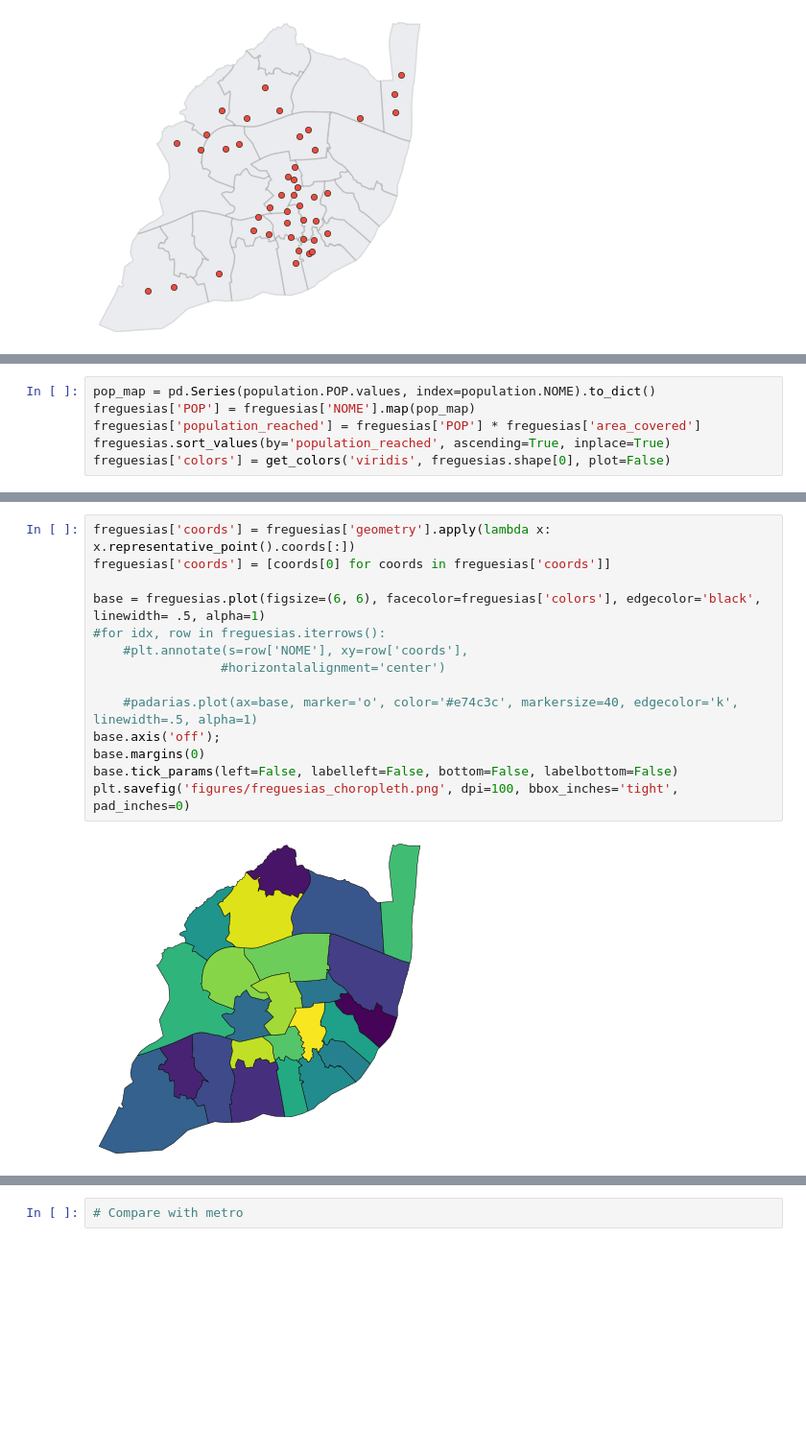
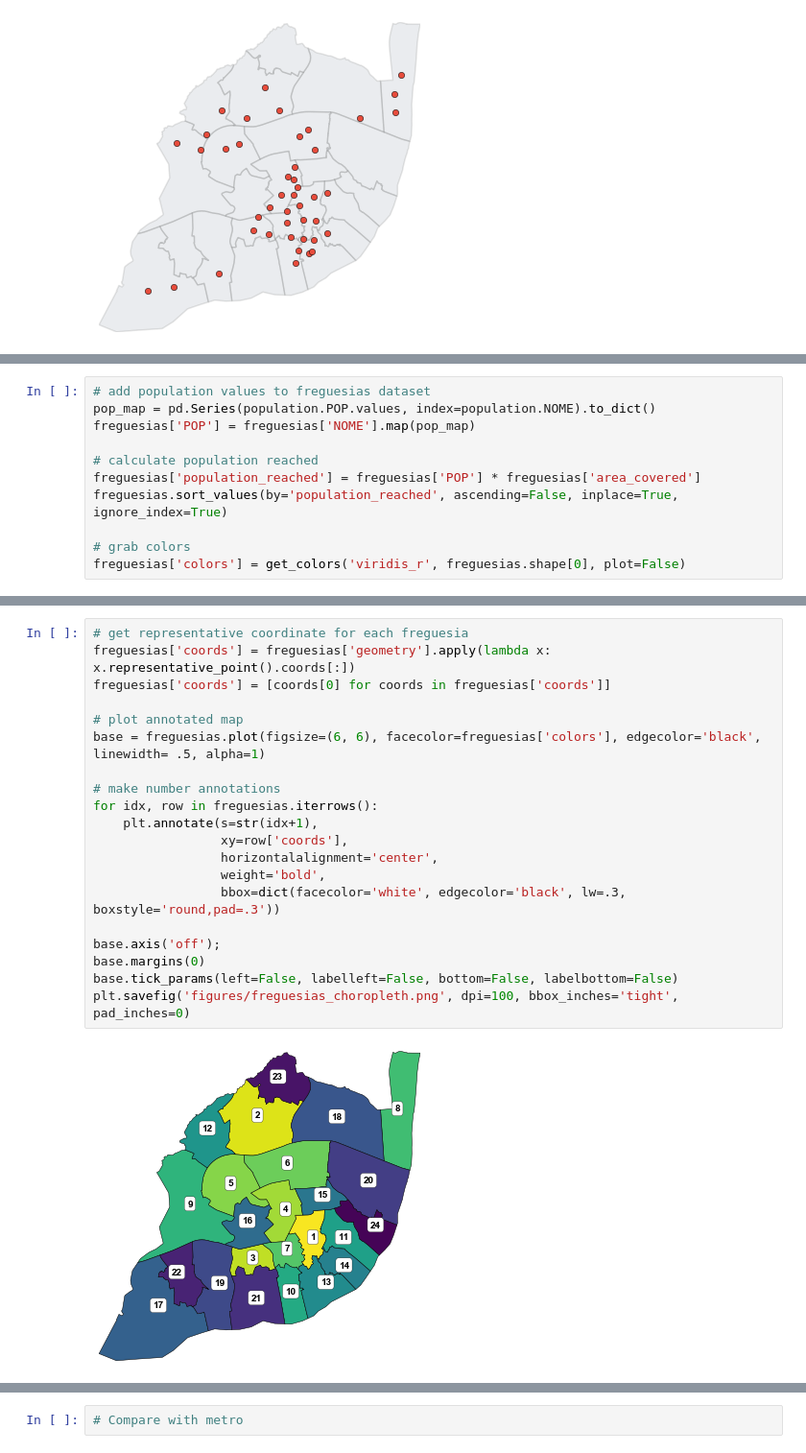
Before and after one commit to ricardozacarias/padarias, a Jupyter notebook: padarias.ipynb, the cells around one changed output, grey strips where cells are left out. Shown at 96% size. Drawn from its saved outputs; the diff is of its cells as text; blank space fills up the shorter version.

```diff
--- a/padarias.ipynb
+++ b/padarias.ipynb
@@ -93,7 +143,12 @@ intersections_all = freguesias['geometry'].intersection(circles.unary_union)
 freguesias['area_covered'] = intersections_all.area/freguesias.area
 # %%
+# add population values to freguesias dataset
 pop_map = pd.Series(population.POP.values, index=population.NOME).to_dict()
 freguesias['POP'] = freguesias['NOME'].map(pop_map)
+
+# calculate population reached
 freguesias['population_reached'] = freguesias['POP'] * freguesias['area_covered']
-freguesias.sort_values(by='population_reached', ascending=True, inplace=True)
-freguesias['colors'] = get_colors('viridis', freguesias.shape[0], plot=False)
+freguesias.sort_values(by='population_reached', ascending=False, inplace=True, ignore_index=True)
+
+# grab colors
+freguesias['colors'] = get_colors('viridis_r', freguesias.shape[0], plot=False)
@@ -144,17 +160,23 @@ categorical_bar(freguesias[['NOME', 'population_reached', 'colors']], save=True)
 # %%
+# get representative coordinate for each freguesia
 freguesias['coords'] = freguesias['geometry'].apply(lambda x: x.representative_point().coords[:])
 freguesias['coords'] = [coords[0] for coords in freguesias['coords']]
 
+# plot annotated map
 base = freguesias.plot(figsize=(6, 6), facecolor=freguesias['colors'], edgecolor='black', linewidth= .5, alpha=1)
-#for idx, row in freguesias.iterrows():
-    #plt.annotate(s=row['NOME'], xy=row['coords'],
-                 #horizontalalignment='center')
 
-    #padarias.plot(ax=base, marker='o', color='#e74c3c', markersize=40, edgecolor='k', linewidth=.5, alpha=1)
+# make number annotations
+for idx, row in freguesias.iterrows():
+    plt.annotate(s=str(idx+1),
+                 xy=row['coords'],
+                 horizontalalignment='center',
+                 weight='bold',
+                 bbox=dict(facecolor='white', edgecolor='black', lw=.3, boxstyle='round,pad=.3'))
+
 base.axis('off');
 base.margins(0)
 base.tick_params(left=False, labelleft=False, bottom=False, labelbottom=False)
 plt.savefig('figures/freguesias_choropleth.png', dpi=100, bbox_inches='tight', pad_inches=0)
 # %% [output]
-[figure, old version]
+[figure, new version]
 # %%
```
Also changed, not shown: parts of 10 cells of this notebook, 3 other files.
